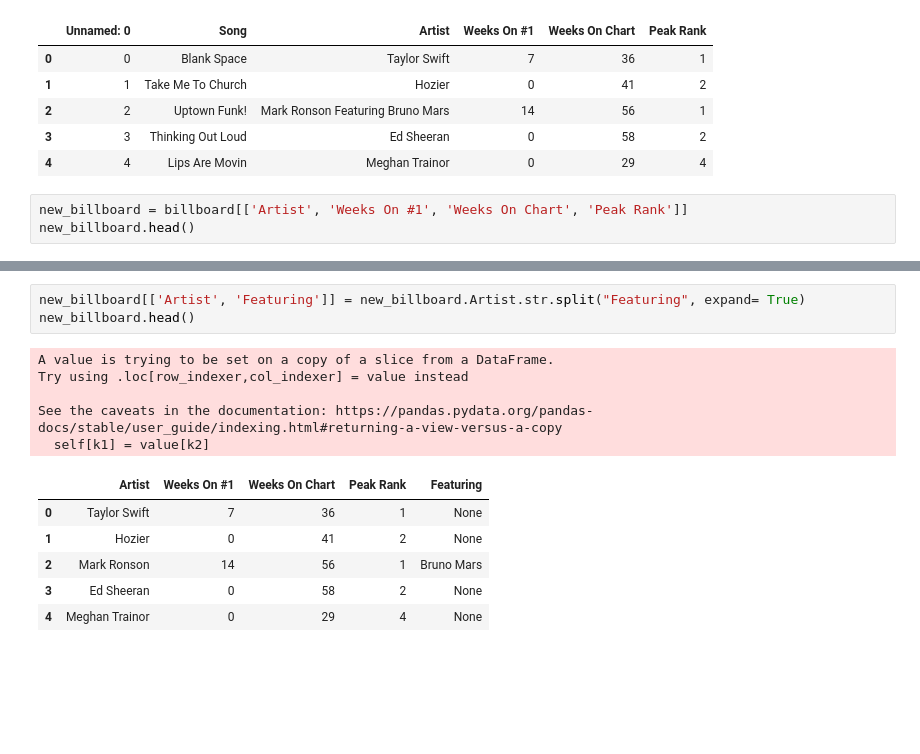
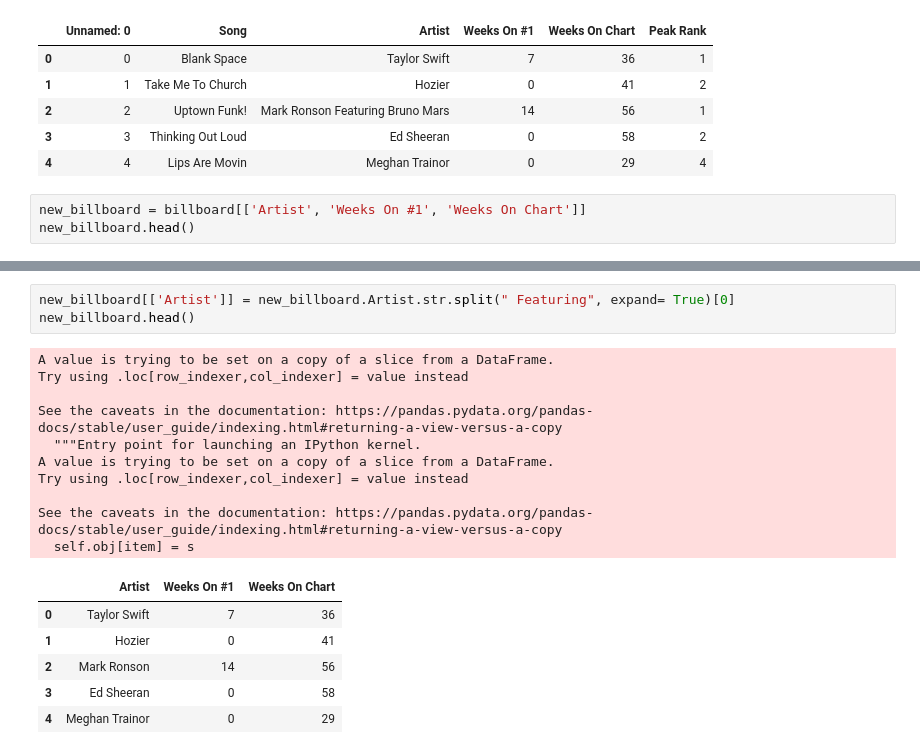
Before and after one commit to BrynnaBridges/etl-project, a Jupyter notebook: initial_analysis.ipynb, the cells around one changed output, grey strips where cells are left out. Saved outputs shown, nothing was run; the diff lists cells and outputs as text; blank space fills up the shorter version.

```diff
--- a/initial_analysis.ipynb
+++ b/initial_analysis.ipynb
@@ -188,6 +213,6 @@ None
 | 3 | 3 | Thinking Out Loud | Ed Sheeran | 0 | 58 | 2 |
 | 4 | 4 | Lips Are Movin | Meghan Trainor | 0 | 29 | 4 |
 # %%
-new_billboard = billboard[['Artist', 'Weeks On #1', 'Weeks On Chart', 'Peak Rank']]
+new_billboard = billboard[['Artist', 'Weeks On #1', 'Weeks On Chart']]
 new_billboard.head()
 # %% [output]
@@ -214,16 +239,21 @@ A$AP Rocky                                                    1
 Name: Artist, Length: 1072, dtype: int64
 # %%
-new_billboard[['Artist', 'Featuring']] = new_billboard.Artist.str.split("Featuring", expand= True)
+new_billboard[['Artist']] = new_billboard.Artist.str.split(" Featuring", expand= True)[0]
 new_billboard.head()
 # %% [output]
 A value is trying to be set on a copy of a slice from a DataFrame.
 Try using .loc[row_indexer,col_indexer] = value instead
 
 See the caveats in the documentation: https://pandas.pydata.org/pandas-docs/stable/user_guide/indexing.html#returning-a-view-versus-a-copy
-  self[k1] = value[k2]
+  """Entry point for launching an IPython kernel.
+A value is trying to be set on a copy of a slice from a DataFrame.
+Try using .loc[row_indexer,col_indexer] = value instead
+
+See the caveats in the documentation: https://pandas.pydata.org/pandas-docs/stable/user_guide/indexing.html#returning-a-view-versus-a-copy
+  self.obj[item] = s
-|  | Artist | Weeks On #1 | Weeks On Chart | Peak Rank | Featuring |
-| 0 | Taylor Swift | 7 | 36 | 1 | None |
-| 1 | Hozier | 0 | 41 | 2 | None |
-| 2 | Mark Ronson | 14 | 56 | 1 | Bruno Mars |
-| 3 | Ed Sheeran | 0 | 58 | 2 | None |
-| 4 | Meghan Trainor | 0 | 29 | 4 | None |
+|  | Artist | Weeks On #1 | Weeks On Chart |
+| 0 | Taylor Swift | 7 | 36 |
+| 1 | Hozier | 0 | 41 |
+| 2 | Mark Ronson | 14 | 56 |
+| 3 | Ed Sheeran | 0 | 58 |
+| 4 | Meghan Trainor | 0 | 29 |
```
Also changed, not shown: parts of 21 cells of this notebook, 1 other file.
